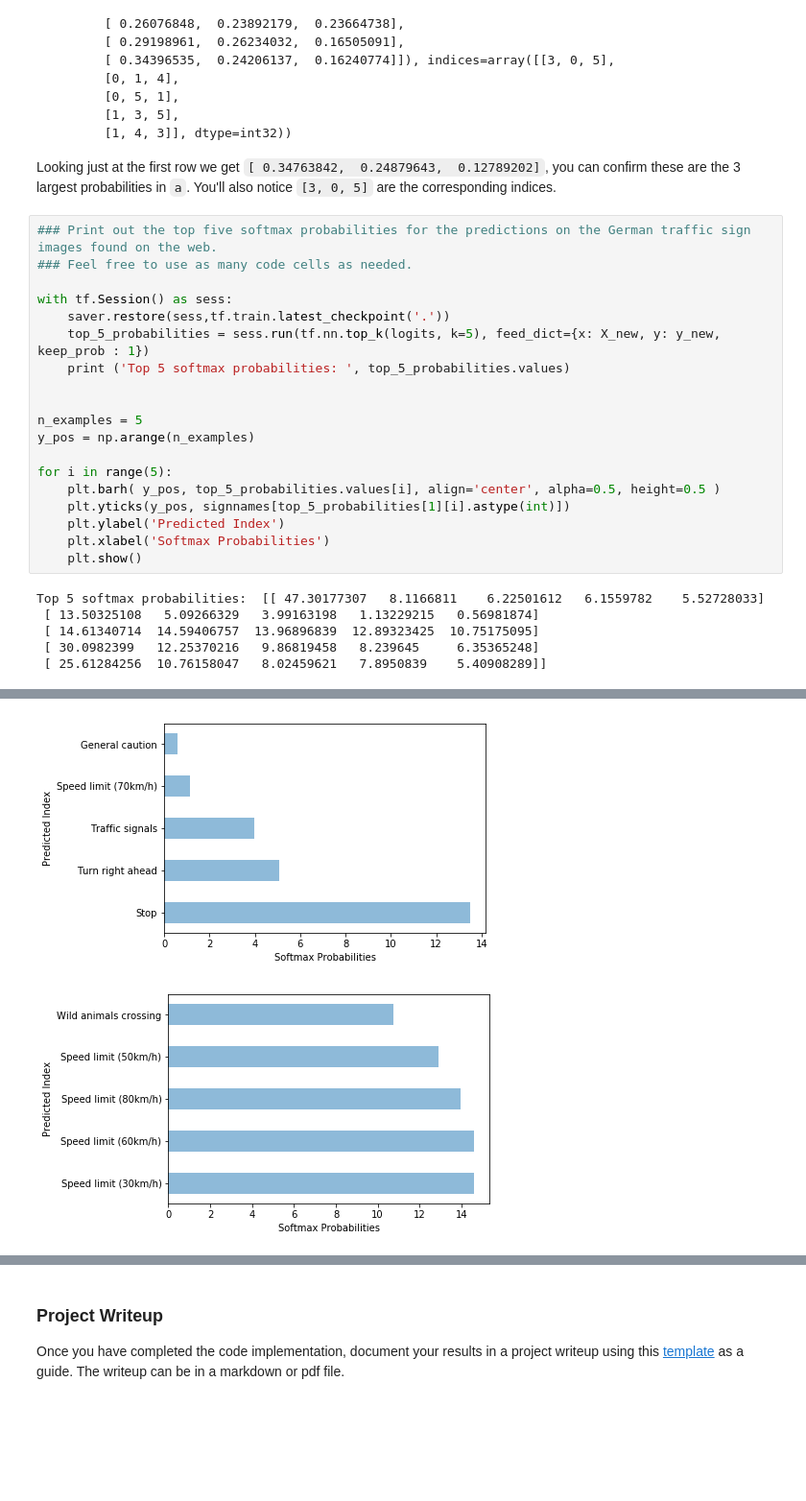
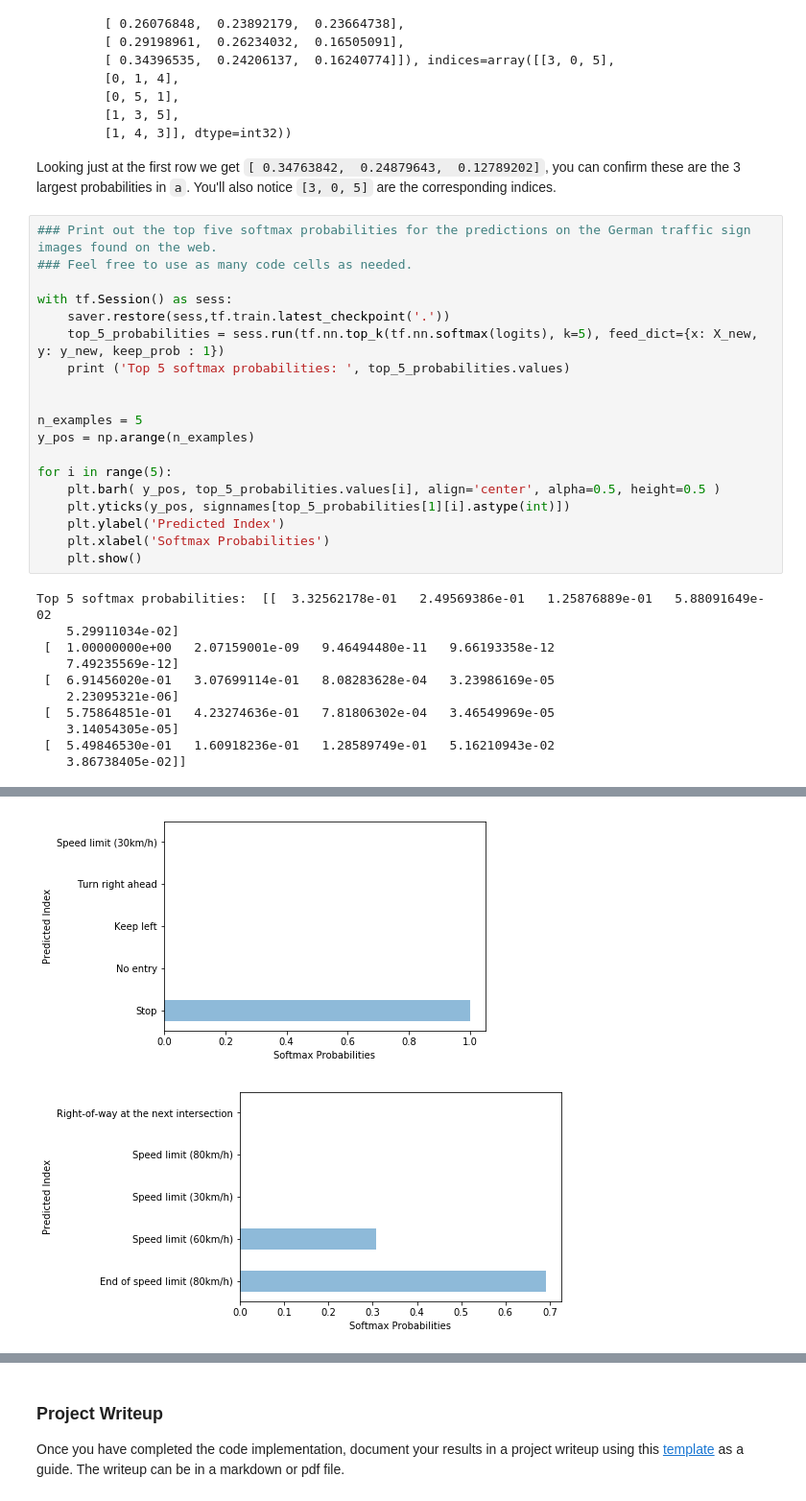
Before and after one commit to dbjnbnrj/CarND-Traffic-Sign-Classifier-Project, a Jupyter notebook: Traffic_Sign_Classifier.ipynb, the cells around one changed output, grey strips where cells are left out. Shown at 96% size. Saved outputs shown, nothing was run; the diff lists cells and outputs as text; blank space fills up the shorter version.

```diff
--- a/Traffic_Sign_Classifier.ipynb
+++ b/Traffic_Sign_Classifier.ipynb
@@ -693,7 +749,7 @@ Looking just at the first row we get `[ 0.34763842,  0.24879643,  0.12789202]`,
 
 with tf.Session() as sess:
     saver.restore(sess,tf.train.latest_checkpoint('.'))
-    top_5_probabilities = sess.run(tf.nn.top_k(logits, k=5), feed_dict={x: X_new, y: y_new, keep_prob : 1})
+    top_5_probabilities = sess.run(tf.nn.top_k(tf.nn.softmax(logits), k=5), feed_dict={x: X_new, y: y_new, keep_prob : 1})
     print ('Top 5 softmax probabilities: ', top_5_probabilities.values)
 
 
@@ -707,8 +763,13 @@ for i in range(5):
     plt.xlabel('Softmax Probabilities')
     plt.show()
 # %% [output]
-Top 5 softmax probabilities:  [[ 47.30177307   8.1166811    6.22501612   6.1559782    5.52728033]
- [ 13.50325108   5.09266329   3.99163198   1.13229215   0.56981874]
- [ 14.61340714  14.59406757  13.96896839  12.89323425  10.75175095]
- [ 30.0982399   12.25370216   9.86819458   8.239645     6.35365248]
- [ 25.61284256  10.76158047   8.02459621   7.8950839    5.40908289]]
+Top 5 softmax probabilities:  [[  3.32562178e-01   2.49569386e-01   1.25876889e-01   5.88091649e-02
+    5.29911034e-02]
+ [  1.00000000e+00   2.07159001e-09   9.46494480e-11   9.66193358e-12
+    7.49235569e-12]
+ [  6.91456020e-01   3.07699114e-01   8.08283628e-04   3.23986169e-05
+    2.23095321e-06]
+ [  5.75864851e-01   4.23274636e-01   7.81806302e-04   3.46549969e-05
+    3.14054305e-05]
+ [  5.49846530e-01   1.60918236e-01   1.28589749e-01   5.16210943e-02
+    3.86738405e-02]]
@@ -716,2 +777,2 @@ Top 5 softmax probabilities:  [[ 47.30177307   8.1166811    6.22501612   6.15597
-[figure, old version]
+[figure, new version]
-[figure, old version]
+[figure, new version]
```
Also changed, not shown: parts of 11 cells of this notebook, 4 other files.
